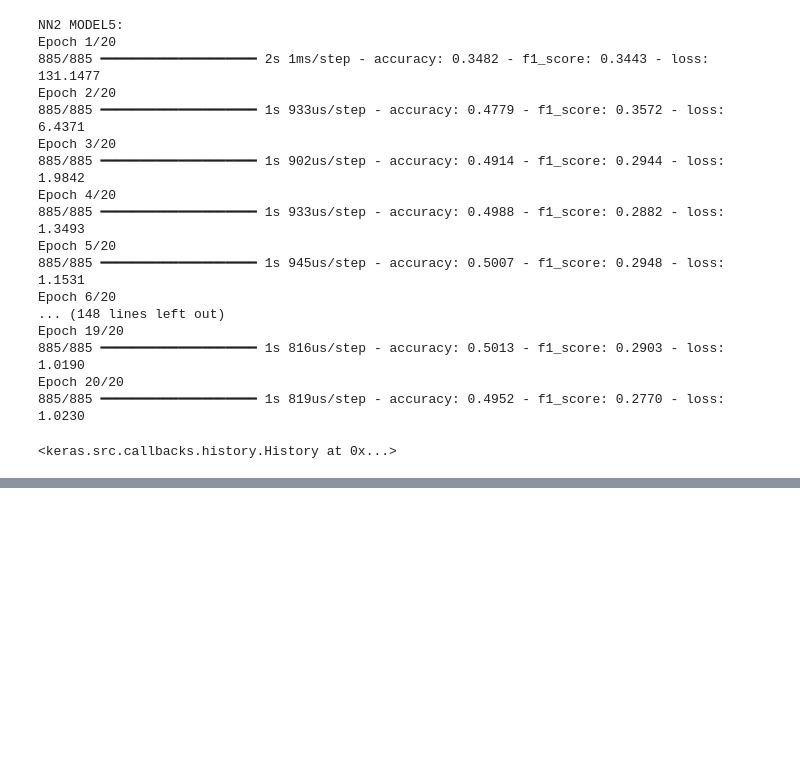
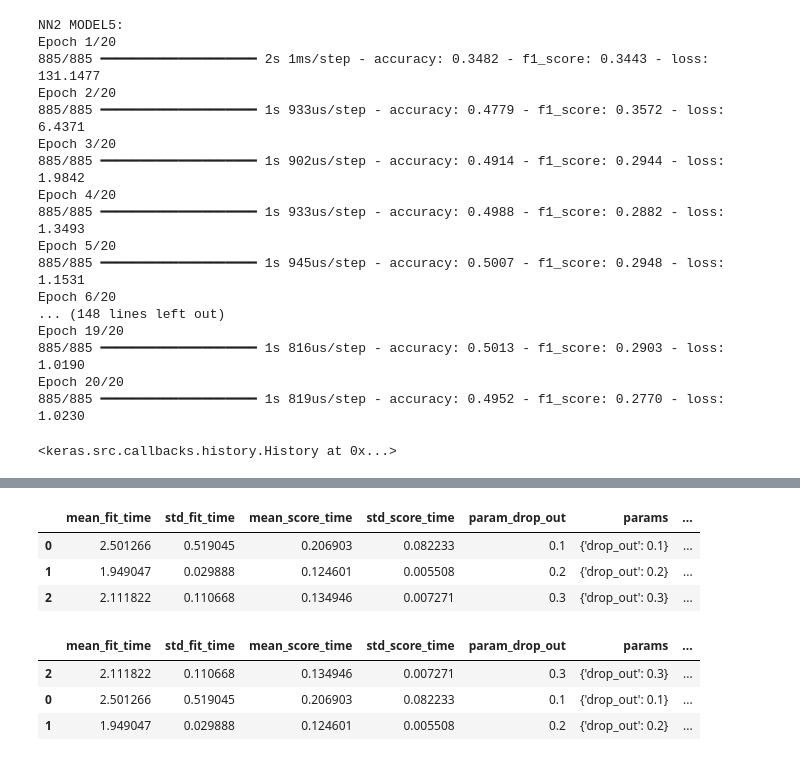
Before and after one commit to Wolff404/Supervised-learning-and-Neural-networks, a Jupyter notebook: Comparison_of_Student_performance_prediction.ipynb, the cells around one changed output, grey strips where cells are left out. Saved outputs shown, nothing was run; the diff lists cells and outputs as text; code cells hidden in the pictures; blank space fills up the shorter version.

```diff
--- a/Comparison_of_Student_performance_prediction.ipynb
+++ b/Comparison_of_Student_performance_prediction.ipynb
@@ -706,5 +708,5 @@ Model: "sequential"
  Non-trainable params: 0 (0.00 B)
 # %%
-neural_network_seq.fit(train_val_features,train_val_targets,epochs=20,batch_size=4)
+neural_network_seq.fit(train_val_features,train_val_targets,epochs=20,batch_size=5)
 # %% [output]
 Epoch 1/20
@@ -932,0 +917,5 @@ NameError: name 'Sequential' is not defined
+# %%
+nn1_5_1 = nn1([32,16,8],activation='relu')
+nn1_6_1 = nn1([32,16,8], activation='softmax')
+nn1_7_1 = nn1([32,16,8], activation='softplus')
+nn1_8_1 = nn1([32,16,8], activation='softsign')
@@ -1101,6 +1162,7 @@ Epoch 20/20
 885/885 ━━━━━━━━━━━━━━━━━━━━ 1s 819us/step - accuracy: 0.4952 - f1_score: 0.2770 - loss: 1.0230
 <keras.src.callbacks.history.History at 0x...>
 # %%
-#nn2_5.fit(train_val_features,train_val_targets,epochs=20,batch_size=4,callbacks=[EpochCallback()])
-nn2_6.fit(train_val_features,train_val_targets,validation_data=[train_val_features,train_val_targets],epochs=20,batch_size=4,callbacks=[EpochCallback()])
+#nn2_6.fit(train_val_features,train_val_targets,validation_data=[train_val_features,train_val_targets],epochs=20,batch_size=4,callbacks=[EpochCallback()])
+#Need to create validation data?
+#train_x, val_x, train_y, val_y =  train_test_split(trainval_x, trainval_y, test_size=0.2, stratify=trainval_y)
 # %% [output]
@@ -1109,0 +1173,29 @@ nn2_6.fit(train_val_features,train_val_targets,validation_data=[train_val_featur
+# %%
+def create(drop_out):
+    model = Sequential([
+        Input(shape=(36,)),
+        #Hiddenlayers
+        Dense(16, activation='sigmoid'),
+        Dropout(drop_out),
+        Dense(8, activation='sigmoid'),
+        #Output stuff
+        Dropout(drop_out),
+        Dense(3, activation='sigmoid')
+    ])
+    # Finalize model
+    model.compile(optimizer='adam', loss=tf.keras.losses.SparseCategoricalCrossentropy(from_logits=False), metrics=['accuracy'])
+    return model
+
+# The KerasClassifier object makes the model created by our create function into a
+# scikit-learn classifier. You need the same arguments here as in the create function
+# to be able to tune them. You also specify the arguments that will used during
+# the fit
+classifier = KerasClassifier(create, drop_out=0.1, epochs=10, batch_size=32)
+
+# Our parameter grid
+params = {'drop_out':[0.1, 0.2, 0.3]}
+
+# Normal scikit-learn training and tuning using GridSearchCV. We use trainval data
+# since GridSearchCV handles the validation splits
+grid = GridSearchCV(classifier, params)
+grid.fit(train_val_features, train_val_targets);
@@ -1109,0 +1220,15 @@ nn2_6.fit(train_val_features,train_val_targets,validation_data=[train_val_featur
+# %%
+cv_r = pd.DataFrame(grid.cv_results_)
+cv_r
+# %% [output]
+|  | mean_fit_time | std_fit_time | mean_score_time | std_score_time | param_drop_out | params | ... |
+| 0 | 2.501266 | 0.519045 | 0.206903 | 0.082233 | 0.1 | {'drop_out': 0.1} | ... |
+| 1 | 1.949047 | 0.029888 | 0.124601 | 0.005508 | 0.2 | {'drop_out': 0.2} | ... |
+| 2 | 2.111822 | 0.110668 | 0.134946 | 0.007271 | 0.3 | {'drop_out': 0.3} | ... |
+# %%
+cv_r.sort_values('mean_test_score').head(10)
+# %% [output]
+|  | mean_fit_time | std_fit_time | mean_score_time | std_score_time | param_drop_out | params | ... |
+| 2 | 2.111822 | 0.110668 | 0.134946 | 0.007271 | 0.3 | {'drop_out': 0.3} | ... |
+| 0 | 2.501266 | 0.519045 | 0.206903 | 0.082233 | 0.1 | {'drop_out': 0.1} | ... |
+| 1 | 1.949047 | 0.029888 | 0.124601 | 0.005508 | 0.2 | {'drop_out': 0.2} | ... |
```
Also changed, not shown: parts of 16 cells of this notebook.
